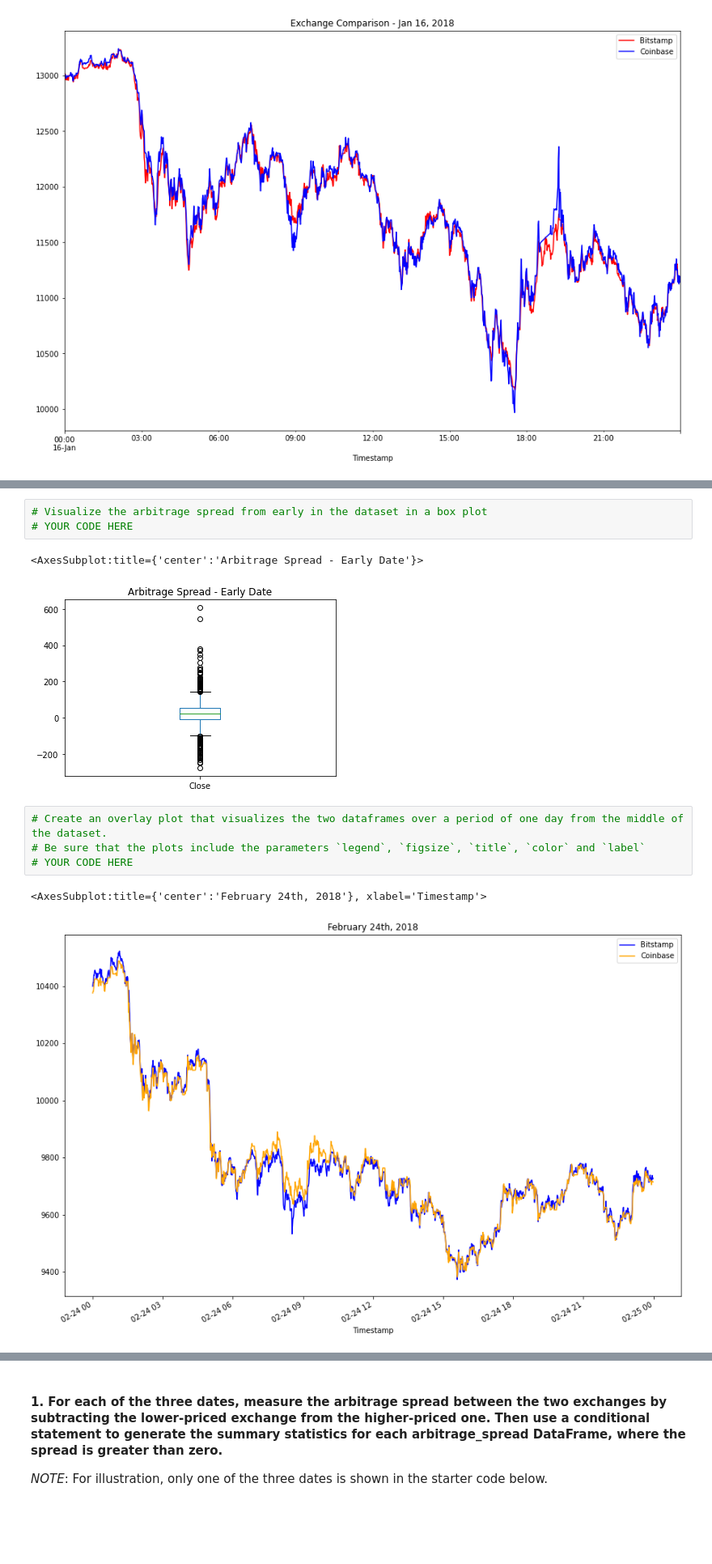
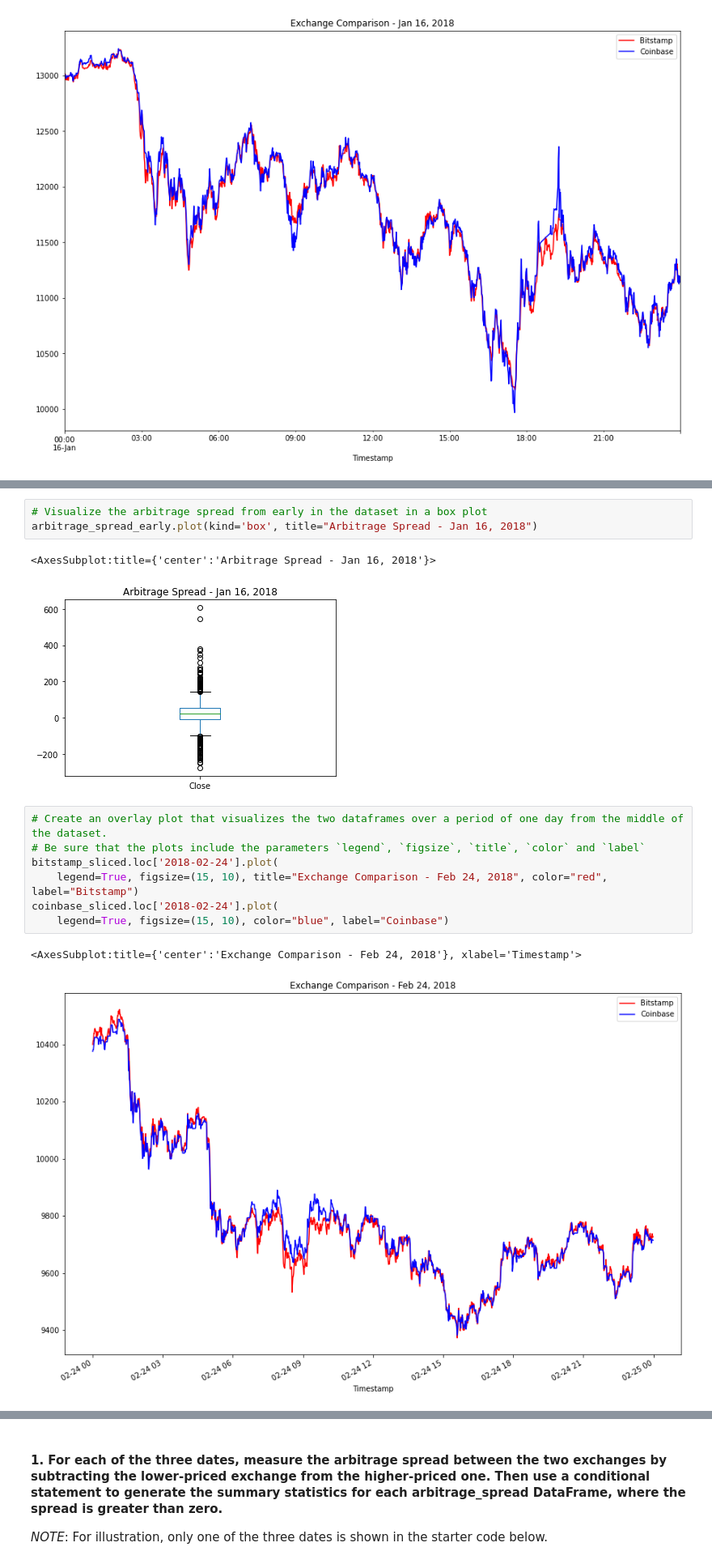
Before and after one commit to RJGiannini/Crypto-Arbitrage, a Jupyter notebook: crypto_arbitrage.ipynb, the cells around one changed output, grey strips where cells are left out. Shown at 81% size. Drawn from its saved outputs; the diff is of its cells as text; blank space fills up the shorter version.

Commit message:
Evaluated three dates for arbitrage profit opportunities.

```diff
--- a/crypto_arbitrage.ipynb
+++ b/crypto_arbitrage.ipynb
@@ -333,17 +334,20 @@ max       606.800000
 Name: Close, dtype: float64
 # %%
 # Visualize the arbitrage spread from early in the dataset in a box plot
-# YOUR CODE HERE
+arbitrage_spread_early.plot(kind='box', title="Arbitrage Spread - Jan 16, 2018")
 # %% [output]
-<AxesSubplot:title={'center':'Arbitrage Spread - Early Date'}>
+<AxesSubplot:title={'center':'Arbitrage Spread - Jan 16, 2018'}>
-[figure, old version]
+[figure, new version]
 # %%
 # Create an overlay plot that visualizes the two dataframes over a period of one day from the middle of the dataset.
 # Be sure that the plots include the parameters `legend`, `figsize`, `title`, `color` and `label`
-# YOUR CODE HERE
+bitstamp_sliced.loc['2018-02-24'].plot(
+    legend=True, figsize=(15, 10), title="Exchange Comparison - Feb 24, 2018", color="red", label="Bitstamp")
+coinbase_sliced.loc['2018-02-24'].plot(
+    legend=True, figsize=(15, 10), color="blue", label="Coinbase")
 # %% [output]
-<AxesSubplot:title={'center':'February 24th, 2018'}, xlabel='Timestamp'>
+<AxesSubplot:title={'center':'Exchange Comparison - Feb 24, 2018'}, xlabel='Timestamp'>
-[figure, old version]
+[figure, new version]
 # %%
 # Using the date in the middle that you have selected, calculate the arbitrage spread
 # by subtracting the bitstamp lower closing prices from the coinbase higher closing prices
```
Also changed, not shown: parts of 6 cells of this notebook.
